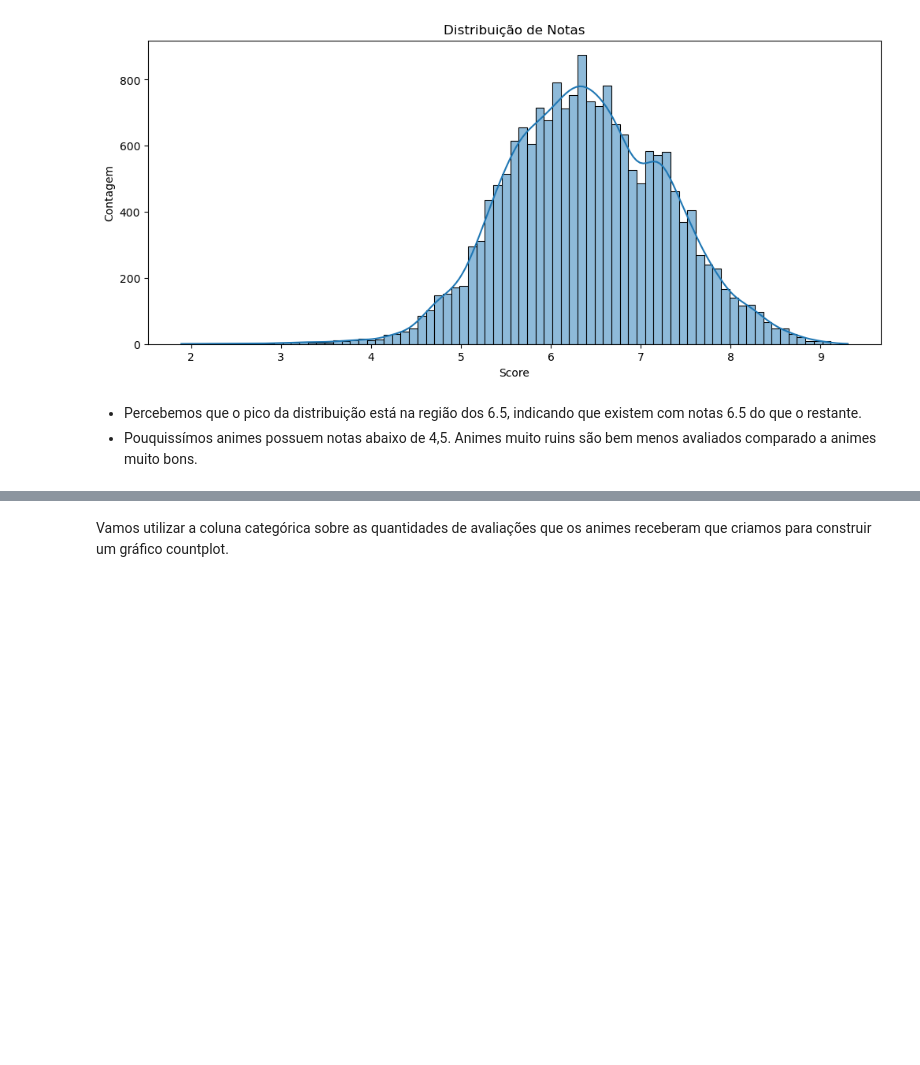
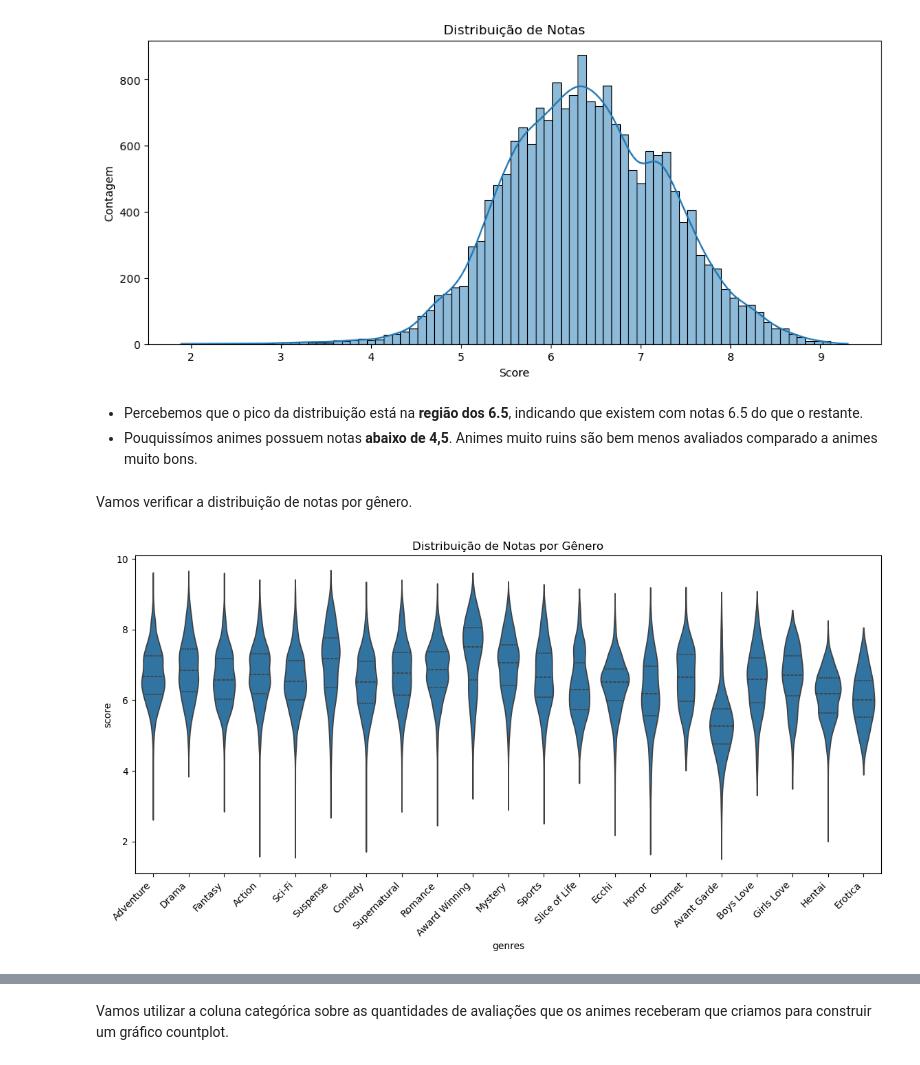
Before and after one commit to Gregory280/Analise-de-Dados-com-MyAnimeList, a Jupyter notebook: notebooks/analise_exploratoria.ipynb, the cells around one changed output, grey strips where cells are left out. Drawn from its saved outputs; the diff is of its cells as text; code cells hidden in the pictures; blank space fills up the shorter version.

```diff
--- a/notebooks/analise_exploratoria.ipynb
+++ b/notebooks/analise_exploratoria.ipynb
@@ -220,9 +255,25 @@ plt.show()
 # %% [markdown]
 <ul>
     <li>
-        Percebemos que o pico da distribuição está na região dos 6.5, indicando que existem com notas 6.5 do que o restante.
+        Percebemos que o pico da distribuição está na <b>região dos 6.5</b>, indicando que existem com notas 6.5 do que o restante.
     </li>
     <li>
-        Pouquissímos animes possuem notas abaixo de 4,5. Animes muito ruins são bem menos avaliados comparado a animes muito bons.
+        Pouquissímos animes possuem notas <b>abaixo de 4,5</b>. Animes muito ruins são bem menos avaliados comparado a animes muito bons.
     </li>
 </ul>
+# %% [markdown]
+<p>
+    Vamos verificar a distribuição de notas por gênero.
+</p>
+# %%
+df_exp = df_limpo.explode('genres').reset_index(drop=True)
+# %%
+plt.figure(figsize=(14,6))
+titulo = plt.title('Distribuição de Notas por Gênero')
+sns.violinplot(data=df_exp, x='genres', y='score', inner='quartile')
+plt.xticks(rotation=45, ha='right')
+# Para salvar os gráficos
+#plt.savefig(f"../graphs/analise_exploratoria/{titulo.get_text().replace(' ', '_') + '.png'}")
+plt.show()
+# %% [output]
+[figure, added]
```
Also changed, not shown: parts of 134 cells of this notebook, 2 other files.
